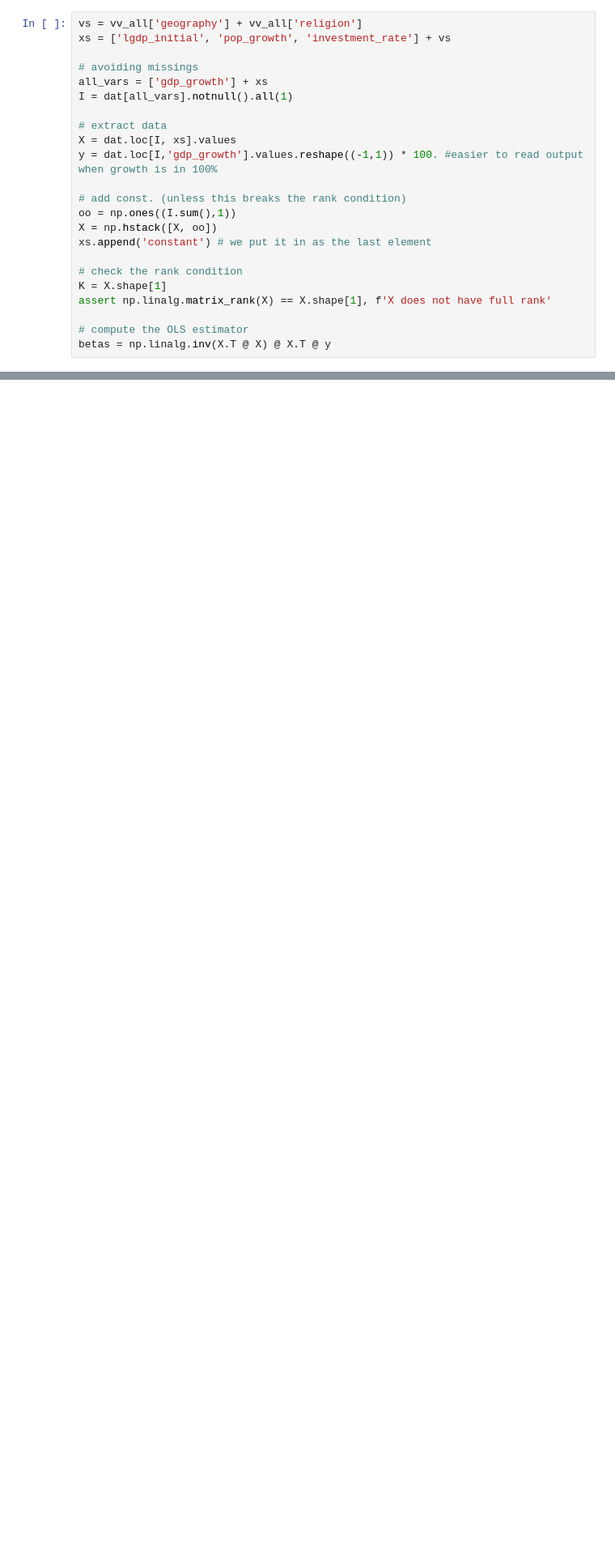
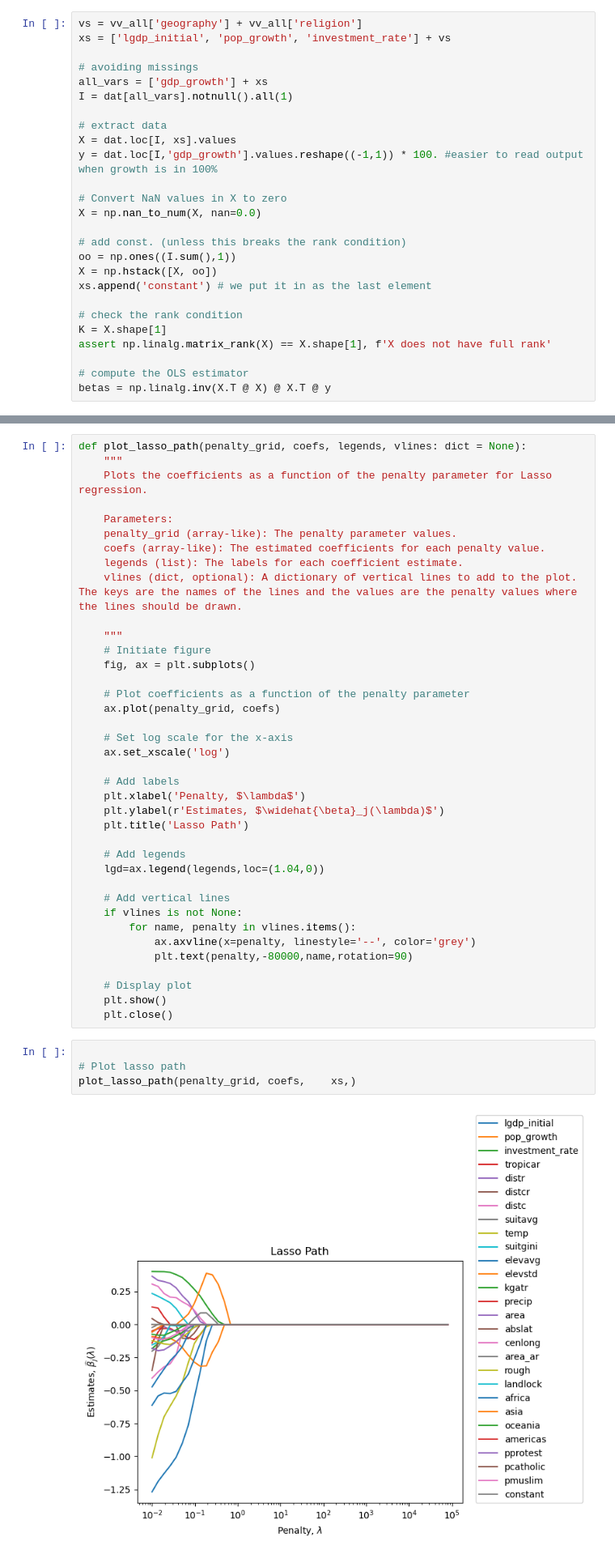
Before and after one commit to sgv491/AED, a Jupyter notebook: Project 2/getting_started.ipynb, the cells around one changed output, grey strips where cells are left out. Shown: that part at 81% size. Saved outputs shown, nothing was run; the diff lists cells and outputs as text; blank space fills up the shorter version.

Commit message:
Implement code changes to enhance functionality and improve performance

```diff
--- a/Project 2/getting_started.ipynb
+++ b/Project 2/getting_started.ipynb
@@ -95,6 +98,9 @@ I = dat[all_vars].notnull().all(1)
 X = dat.loc[I, xs].values
 y = dat.loc[I,'gdp_growth'].values.reshape((-1,1)) * 100. #easier to read output when growth is in 100%
 
+# Convert NaN values in X to zero
+X = np.nan_to_num(X, nan=0.0)
+
 # add const. (unless this breaks the rank condition)
 oo = np.ones((I.sum(),1))
 X = np.hstack([X, oo])
@@ -131,0 +185,44 @@ Mean y =  1.52% growth per year
+# %%
+def plot_lasso_path(penalty_grid, coefs, legends, vlines: dict = None):
+    """
+    Plots the coefficients as a function of the penalty parameter for Lasso regression.
+
+    Parameters:
+    penalty_grid (array-like): The penalty parameter values.
+    coefs (array-like): The estimated coefficients for each penalty value.
+    legends (list): The labels for each coefficient estimate.
+    vlines (dict, optional): A dictionary of vertical lines to add to the plot. The keys are the names of the lines and the values are the penalty values where the lines should be drawn.
+
+    """
+    # Initiate figure
+    fig, ax = plt.subplots()
+
+    # Plot coefficients as a function of the penalty parameter
+    ax.plot(penalty_grid, coefs)
+
+    # Set log scale for the x-axis
+    ax.set_xscale('log')
+
+    # Add labels
+    plt.xlabel('Penalty, $\lambda$')
+    plt.ylabel(r'Estimates, $\widehat{\beta}_j(\lambda)$')
+    plt.title('Lasso Path')
+
+    # Add legends
+    lgd=ax.legend(legends,loc=(1.04,0))
+
+    # Add vertical lines
+    if vlines is not None:
+        for name, penalty in vlines.items():
+            ax.axvline(x=penalty, linestyle='--', color='grey')
+            plt.text(penalty,-80000,name,rotation=90)
+
+    # Display plot
+    plt.show()
+    plt.close()
+# %%
+
+# Plot lasso path
+plot_lasso_path(penalty_grid, coefs,    xs,)
+# %% [output]
+[figure, added]
```
Also changed, not shown: parts of 3 cells of this notebook, 1 other file.
